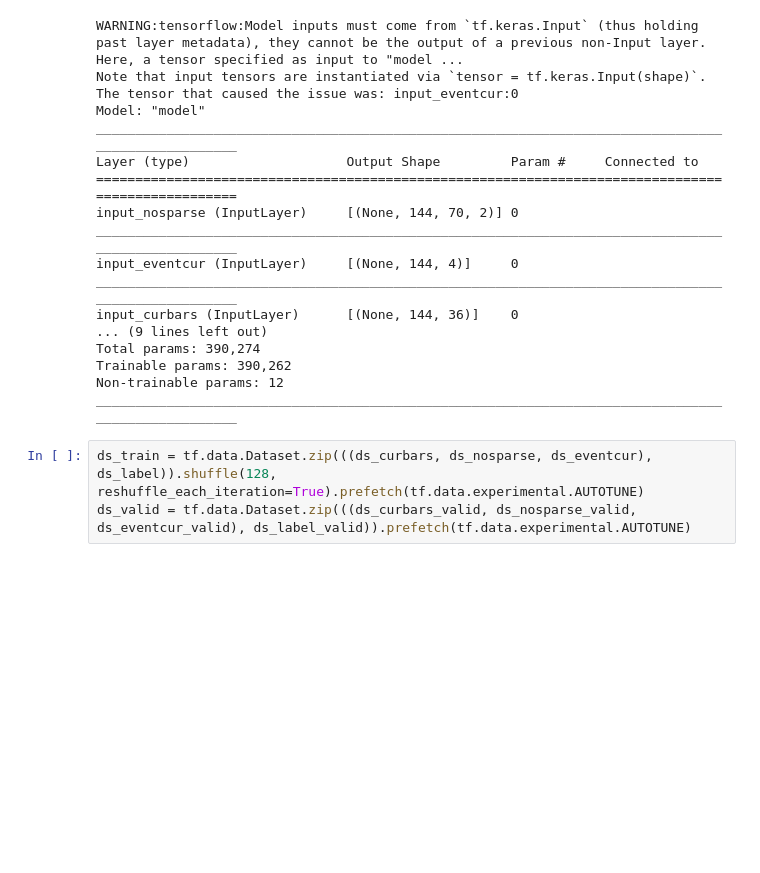
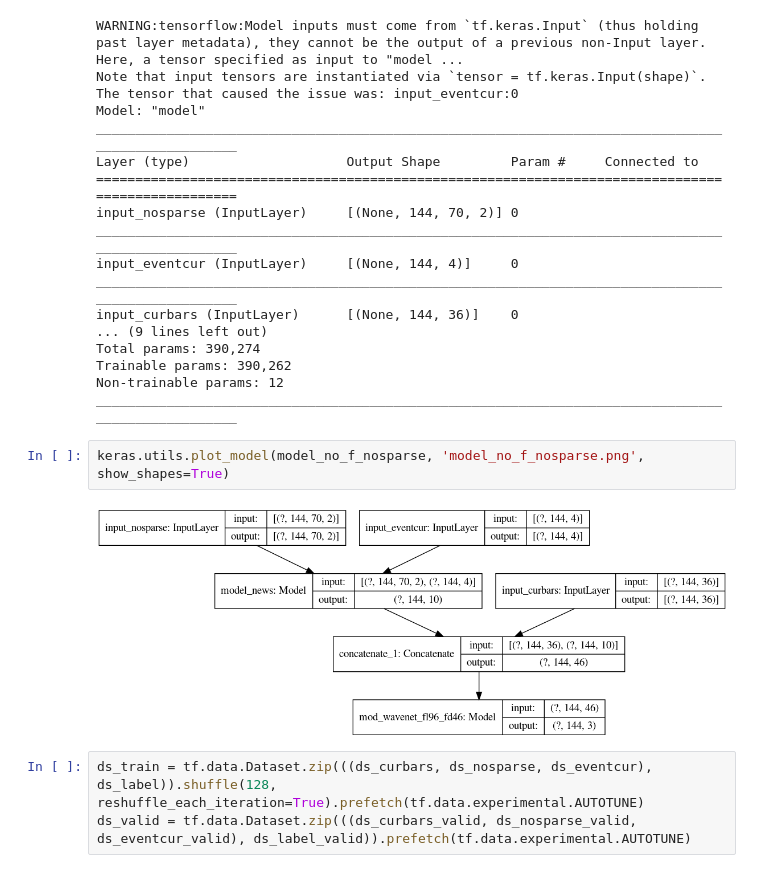
Before and after one commit to sinusgamma/probabilistic_wavenet_fx, a Jupyter notebook: wavenet_fx3.ipynb, the cells around one changed output. Drawn from its saved outputs; the diff is of its cells as text; blank space fills up the shorter version.

```diff
--- a/wavenet_fx3.ipynb
+++ b/wavenet_fx3.ipynb
@@ -612,6 +633,10 @@ Total params: 390,274
 Trainable params: 390,262
 Non-trainable params: 12
 __________________________________________________________________________________________________
+# %%
+keras.utils.plot_model(model_no_f_nosparse, 'model_no_f_nosparse.png', show_shapes=True)
+# %% [output]
+[figure, added]
 # %%
 ds_train = tf.data.Dataset.zip(((ds_curbars, ds_nosparse, ds_eventcur), ds_label)).shuffle(128, reshuffle_each_iteration=True).prefetch(tf.data.experimental.AUTOTUNE)
 ds_valid = tf.data.Dataset.zip(((ds_curbars_valid, ds_nosparse_valid, ds_eventcur_valid), ds_label_valid)).prefetch(tf.data.experimental.AUTOTUNE)
```
Also changed, not shown: parts of 40 cells of this notebook, 1 other file.
